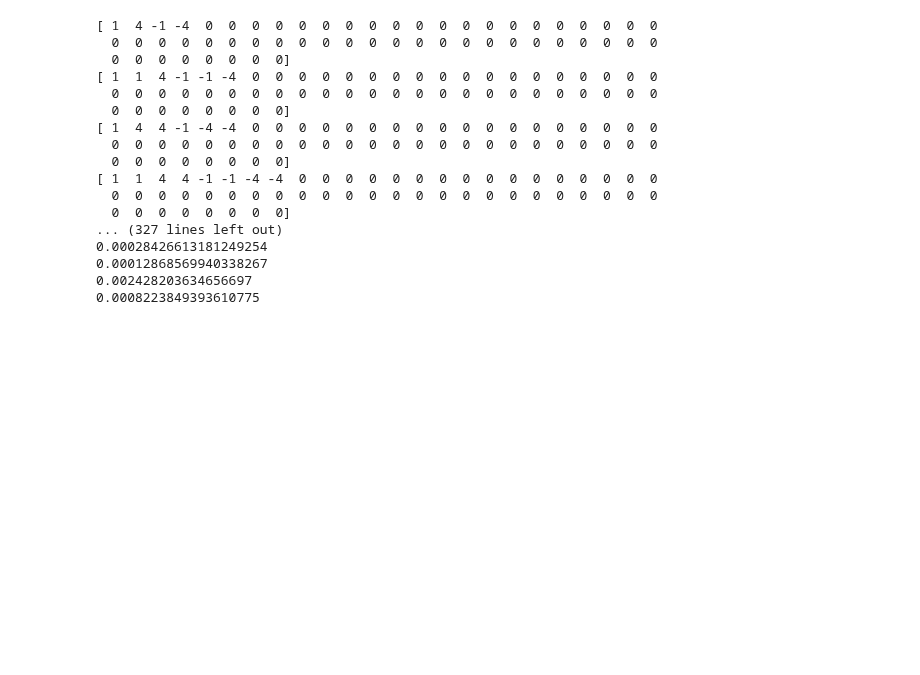
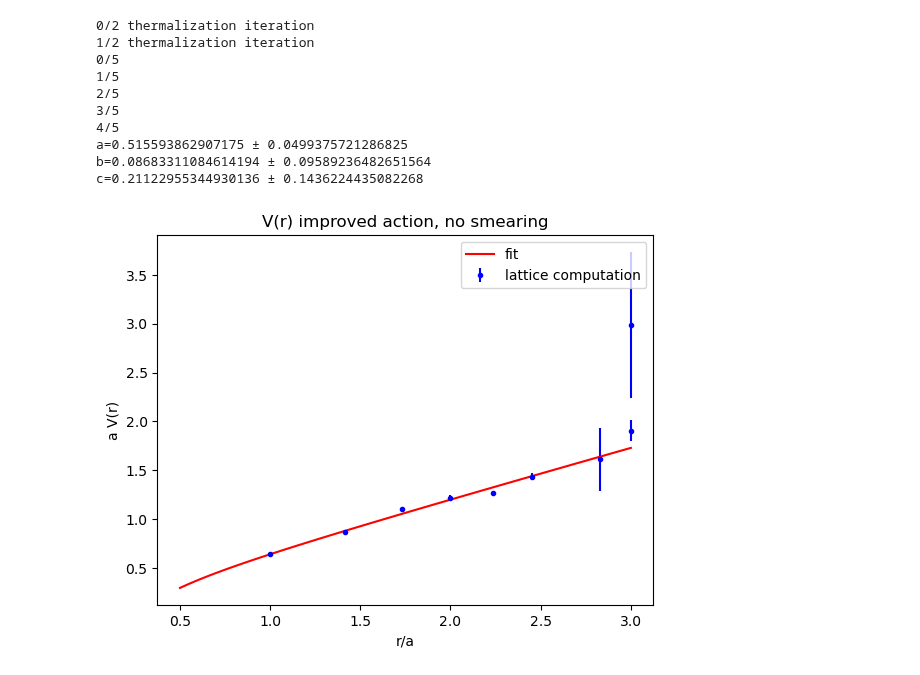
Before and after one commit to lusvelt/path-integral-monte-carlo, a Jupyter notebook: src/static-quark-potential.ipynb, the cells around one changed output. Drawn from its saved outputs; the diff is of its cells as text; code cells hidden in the pictures; blank space fills up the shorter version.

```diff
--- a/src/static-quark-potential.ipynb
+++ b/src/static-quark-potential.ipynb
@@ -61,22 +63,17 @@ data1 = compute_static_quark_potential(N, d, N_cf, N_cor, hits, thermalization_i
 # %%
 data2 = compute_static_quark_potential(N, d, N_cf, N_cor, hits, thermalization_its, N_copies, bin_size, beta_improved, random_matrices, u0, True, width_t, max_r)
+elaborate(data2, title='V(r) improved action, no smearing')
 # %% [output]
-[ 1  4 -1 -4  0  0  0  0  0  0  0  0  0  0  0  0  0  0  0  0  0  0  0  0
-  0  0  0  0  0  0  0  0  0  0  0  0  0  0  0  0  0  0  0  0  0  0  0  0
-  0  0  0  0  0  0  0  0]
-[ 1  1  4 -1 -1 -4  0  0  0  0  0  0  0  0  0  0  0  0  0  0  0  0  0  0
-  0  0  0  0  0  0  0  0  0  0  0  0  0  0  0  0  0  0  0  0  0  0  0  0
-  0  0  0  0  0  0  0  0]
-[ 1  4  4 -1 -4 -4  0  0  0  0  0  0  0  0  0  0  0  0  0  0  0  0  0  0
-  0  0  0  0  0  0  0  0  0  0  0  0  0  0  0  0  0  0  0  0  0  0  0  0
-  0  0  0  0  0  0  0  0]
-[ 1  1  4  4 -1 -1 -4 -4  0  0  0  0  0  0  0  0  0  0  0  0  0  0  0  0
-  0  0  0  0  0  0  0  0  0  0  0  0  0  0  0  0  0  0  0  0  0  0  0  0
-  0  0  0  0  0  0  0  0]
-... (327 lines left out)
-0.00028426613181249254
-0.00012868569940338267
-0.002428203634656697
-0.0008223849393610775
+0/2 thermalization iteration
+1/2 thermalization iteration
+0/5
+1/5
+2/5
+3/5
+4/5
+a=0.515593862907175 ± 0.0499375721286825
+b=0.08683311084614194 ± 0.09589236482651564
+c=0.21122955344930136 ± 0.1436224435082268
+[figure, added]
 # %%
 data3 = compute_static_quark_potential(N, d, N_cf, N_cor, hits, thermalization_its, N_copies, bin_size, beta, random_matrices, u0, False, width_t, max_r, eps_smearing, n_smearing)
```
Also changed, not shown: parts of 16 cells of this notebook, 7 other files.
